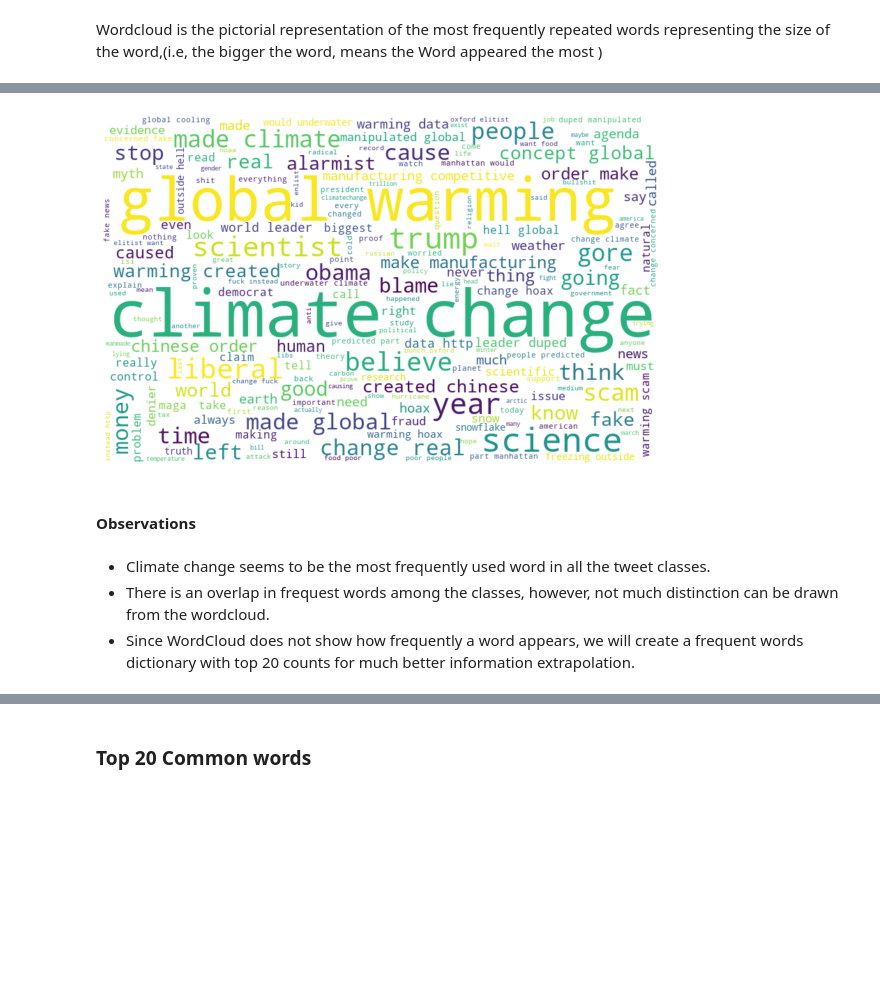
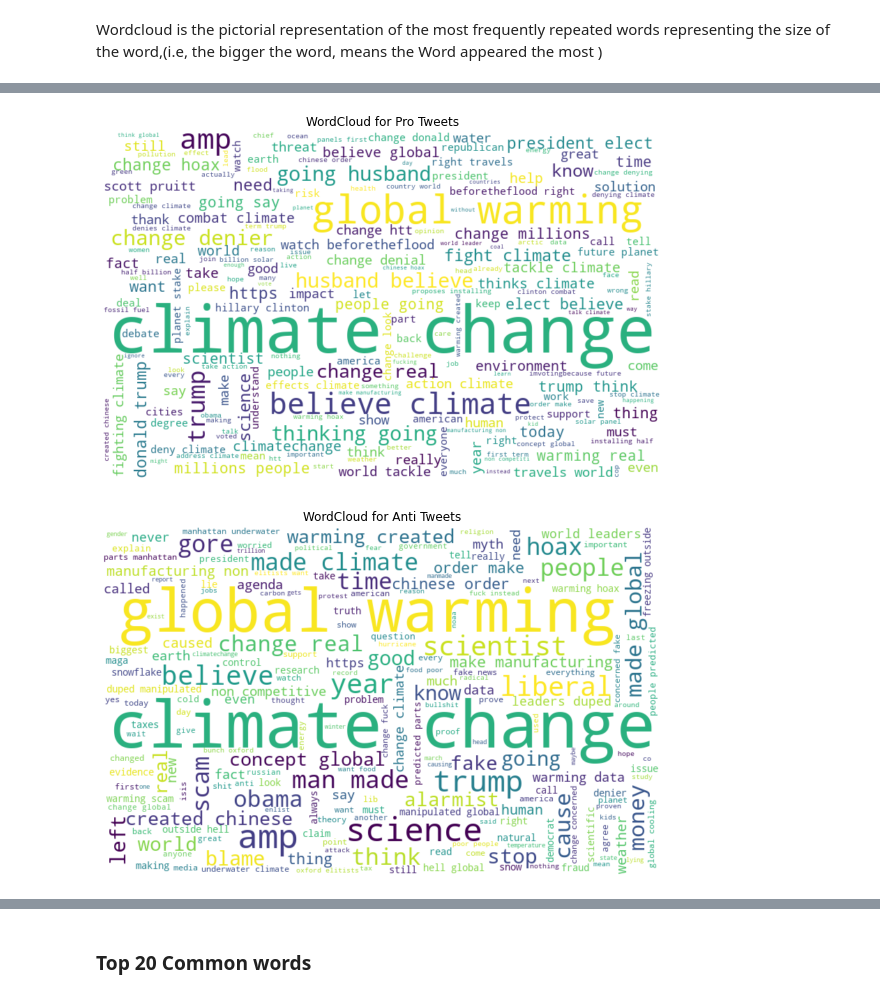
Before and after one commit to explore-thulani/classification-predicts-team4, a Jupyter notebook: Climate_Change_Team_4_Second_Draft_Notebook_(1).ipynb, the cells around one changed output, grey strips where cells are left out. Drawn from its saved outputs; the diff is of its cells as text; code cells hidden in the pictures; blank space fills up the shorter version.

```diff
--- a/Climate_Change_Team_4_Second_Draft_Notebook_(1).ipynb
+++ b/Climate_Change_Team_4_Second_Draft_Notebook_(1).ipynb
@@ -323,2 +213,0 @@ Name: message, Length: 10546, dtype: object
-# %%
-df_train['message'] = df_train['message'].apply(lambda x: re.sub('http[s]?://\S+', '', x))
@@ -329,2 +213,0 @@ df_test['message'] = df_test['message'].apply(lambda x: re.sub('http[s]?://\S+',
-# %%
-df_train['message'] = df_train['message'].apply(lambda x: ' '.join([w for w in x.split() if len(w)>3]))
@@ -374,5 +280,3 @@ Name: message, Length: 10546, dtype: object
-# %%
-df_train=df_train[df_train.sentiment != 2]
 # %% [markdown]
 ##### Lemmetization
 # %% [markdown]
@@ -421,12 +325,26 @@ Exploratory Data Analysis is a way of visualizing, summarizing, and interpreting
 # %% [markdown]
 Wordcloud is the pictorial representation of the most frequently repeated words representing the size of the word,(i.e, the bigger the word, means the Word appeared the most )
 # %%
-#Wordcloud for most frequent words in all the tweets
-all_words = ' '.join([text for text in df_train['message']])
-from wordcloud import WordCloud
-wordcloud = WordCloud(width=800, height=500, random_state=21, max_font_size=110,background_color="white").generate(all_words)
+def word_cloud(df,class_no,class_name):
+  """
+  This function generates word cloud visualizations across different classes.
 
-plt.figure(figsize=(10, 7))
-plt.imshow(wordcloud, interpolation="bilinear")
-plt.axis('off')
-plt.show()
+  Parameters:
+    df (obj): Data frame.
+    class_no (int): Class number
+    class_name (obj): Class name
+
+   Returns:
+    word cloud visual
+  """
+
+  sentiment_class = ' '.join([text for text in df['message'][df['sentiment'] == class_no]])
+  from wordcloud import WordCloud
+  wordcloud = WordCloud(width=800, height=500, random_state=21, max_font_size=110,
+                        background_color="white").generate(sentiment_class)
+
+  plt.figure(figsize=(10, 7))
+  plt.imshow(wordcloud, interpolation="bilinear")
+  plt.title('WordCloud for' + " " + class_name)
+  plt.axis('off')
+  return plt.show()
@@ -457,17 +351,8 @@ plt.show()
-# %%
-#Wordcloud for most frequent words in anti climate change tweets
-anti_tweets =' '.join([text for text in df_train['message'][df_train['sentiment'] == -1]])
-
-wordcloud = WordCloud(width=800, height=500, random_state=21, max_font_size=110, background_color="white").generate(anti_tweets)
-plt.figure(figsize=(10, 7))
-plt.imshow(wordcloud, interpolation="bilinear")
-plt.axis('off')
-plt.show()
-# %% [output]
-[figure, removed]
-# %% [markdown]
-#### Observations
-# %% [markdown]
-* Climate change seems to be the most frequently used word in all the tweet classes.
-* There is an overlap in frequest words among the classes, however, not much distinction can be drawn from the wordcloud.
-* Since WordCloud does not show how frequently a word appears, we will create a frequent words dictionary with top 20 counts for much better information extrapolation.
+# %%
+word_cloud(df_train,1,'Pro Tweets')
+# %% [output]
+[figure, added]
+# %%
+word_cloud(df_train,-1,'Anti Tweets')
+# %% [output]
+[figure, added]
```
Also changed, not shown: parts of 75 cells of this notebook.
